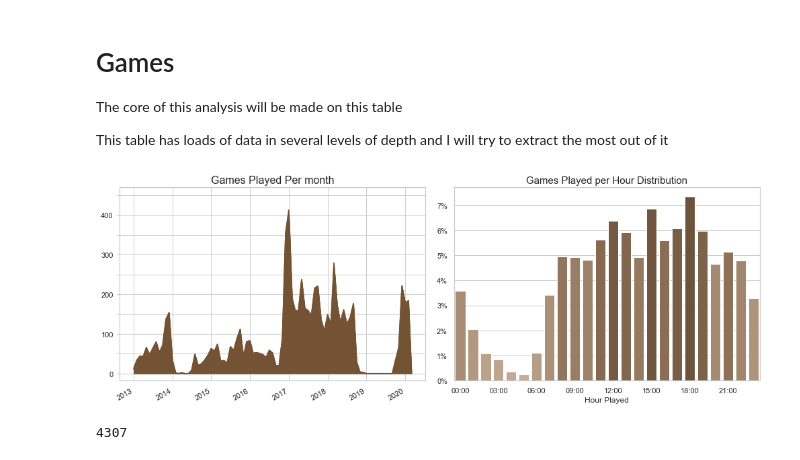
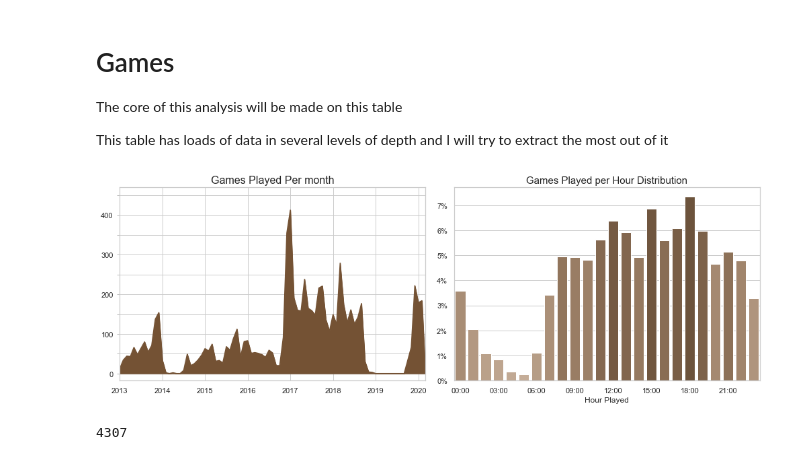
Before and after one commit to yairvogel/Chess-Analysis, a Jupyter notebook: Analysis.ipynb, the cells around one changed output. Drawn from its saved outputs; the diff is of its cells as text; code cells hidden in the pictures.

```diff
--- a/Analysis.ipynb
+++ b/Analysis.ipynb
@@ -97,66 +94,63 @@ This table has loads of data in several levels of depth and I will try to extrac
 games = pd.read_csv('datasets/games.csv', index_col='game_id', parse_dates=True)
 games['end_time'] = games.end_time.astype(np.datetime64)
 # %%
-months = games.end_time.apply(lambda x: dt.datetime(year=x.year, month=x.month, day=1))
+months = games.end_time.apply(lambda x: dt.datetime(year=x.year, month=x.month, day=1)) #truncate the months to make bins
 blitz_games = games.time_class == 'blitz'
-monthly_games = games.loc[blitz_games].groupby(months).size().astype(np.int32)
+monthly_games = games.loc[blitz_games]\
+                     .groupby(months)\
+                     .size().astype(np.int32)
 
+# add months with no games
 monthly_games = monthly_games.reindex(pd.DatetimeIndex(pd.date_range('2013-01-01', dt.date.today(), freq='MS')))
 monthly_games = monthly_games.fillna(0)
 
+#palette
 pal = browns(len(monthly_games))
 
 fig, ax = plt.subplots(1, 2)
-
 ax, ax1 = ax[0], ax
 
-sns.lineplot(monthly_games.index, monthly_games, color=pal[-1] , ax=ax) # palette=np.array(pal)[ranks]
-clr = list(pal[-1])
-monthly_games.plot.area(color=to_rgb(*clr), ax=ax)
+# Months ax
 
-fig = ax.figure
+clr = [x*255 for x in pal[-1]]
+monthly_games.plot.area(color=to_rgb(clr), ax=ax)
 
-fig.set_size_inches(8, 4)
-
-# ax.text(idxmax.toordinal(), valmax, str(int(valmax)))
 ax.set_ylim(-18, 470)
 ax.set_title('Games Played Per month', fontsize=16)
+
 ticks = monthly_games.index
 ax.yaxis.set_major_locator(MultipleLocator(100))
 ax.yaxis.set_minor_locator(MultipleLocator(50))
 ax.tick_params(axis='y', which='minor', color='#bbbbbb', left=True)
 ax.grid(True, which='minor', axis='y')
-# ax.yaxis.set_minor_formatter(FormatStrFormatter(''))
 
-# ax.set_xticklabels([str(t.year) if t.month == 1 else '' for t in ticks])
-
-
+# Hours ax
 ax, ax1 = ax1[1], ax1
 
 g_hours = games.end_time.apply(lambda x: x.hour if x else None)
 
 all_games = games.copy()
 play_times = all_games.groupby(g_hours).size()
-play_times = play_times.transform(lambda x: x * 100 / x.sum())
+play_times = play_times.transform(lambda x: x * 100 / x.sum())  # turn numbers into percent
 
-ranks = play_times.argsort().argsort()
-pal = browns(len(play_times))
+ranks = play_times.argsort().argsort()  # transforms array to ranks
+pal = browns(len(play_times))  # palette
 
-sns.barplot(play_times.index, play_times, palette=np.array(pal)[ranks], hue_order=ranks, ax=ax)
+sns.barplot(x=play_times.index, y=play_times,
+            palette=np.array(pal)[ranks],
+            ax=ax)
 
 ax.set_xticklabels([f'{x:02}:00' if x % 3 == 0 else '' for x in range(24)])
 
-ax.yaxis.set_major_formatter(FormatStrFormatter('%0d%%'))
+ax.yaxis.set_major_formatter(FormatStrFormatter('%d%%'))
 
 ax.set_title('Games Played per Hour Distribution', fontsize=15)
-
 ax.set_xlabel('Hour Played')
 
 fig.set_size_inches(14, 5)
 
 plt.tight_layout()
 plt.savefig('plots/GamesPerMonth.png', dpi=300)
-plt.show()
 # %% [output]
-[figure, old version]
+[figure, new version]
 # %%
```
Also changed, not shown: parts of 24 cells of this notebook, 3 other files.
